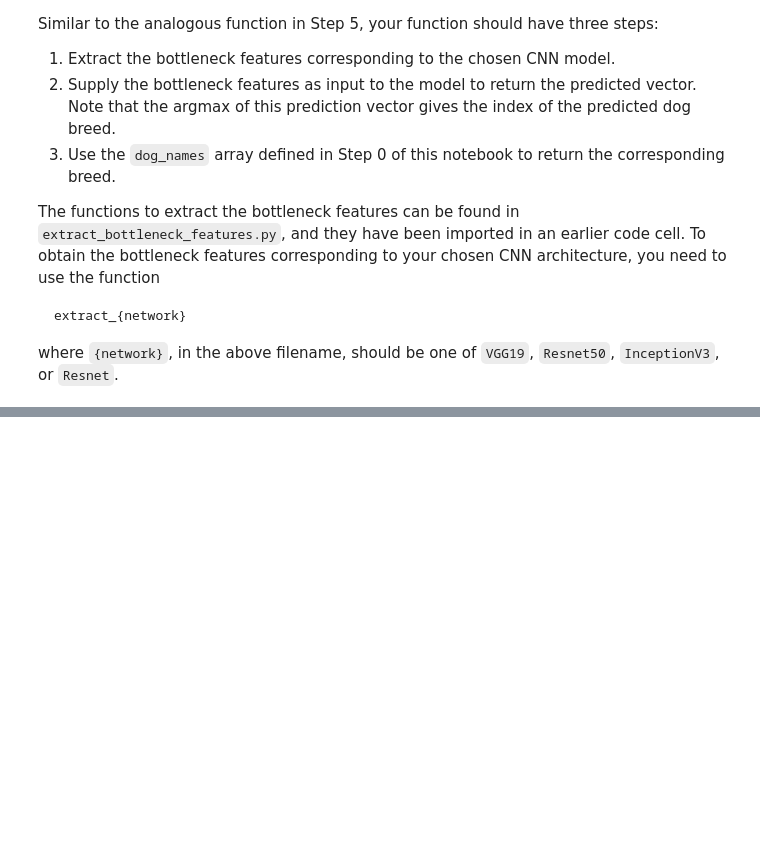
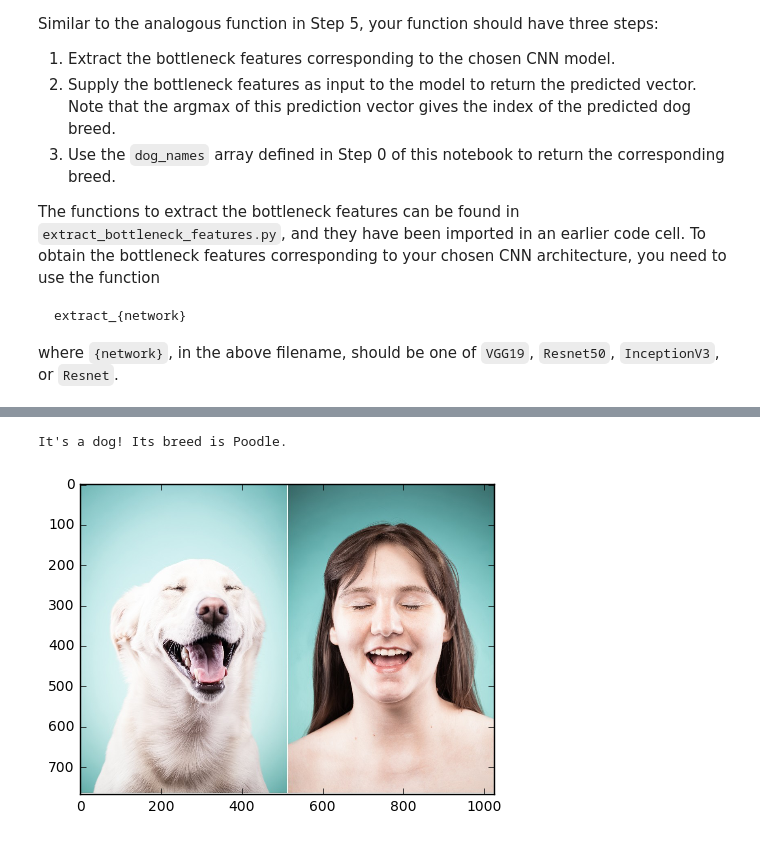
Before and after one commit to BkrmDahal/dog-project, a Jupyter notebook: dog_app.ipynb, the cells around one changed output, grey strips where cells are left out. Drawn from its saved outputs; the diff is of its cells as text; code cells hidden in the pictures; blank space fills up the shorter version.

```diff
--- a/dog_app.ipynb
+++ b/dog_app.ipynb
@@ -400,7 +413,7 @@ from keras.callbacks import ModelCheckpoint
 
 ### TODO: specify the number of epochs that you would like to use to train the model.
 
-epochs = 10
+epochs = 30
 
 ### Do NOT modify the code below this line.
 
@@ -661,0 +779,5 @@ predict_image('test_pictures\human_2.jpg')
+# %%
+predict_image('test_pictures\dog_human_2.jpg')
+# %% [output]
+It's a dog! Its breed is Poodle.
+[figure, added]
```
Also changed, not shown: parts of 21 cells of this notebook.
